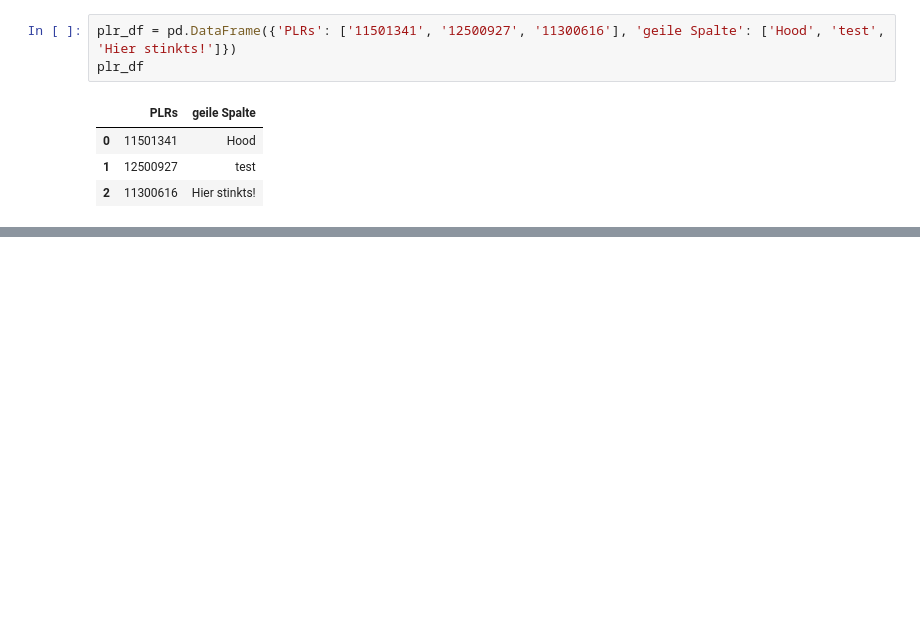
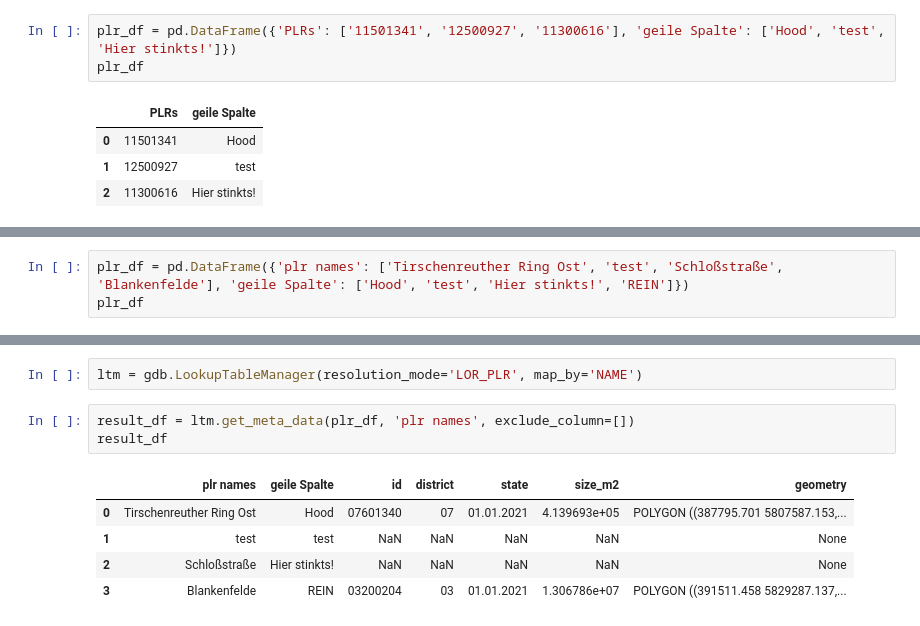
Before and after one commit to Lucky-0ne/geodata_berlin, a Jupyter notebook: main/python_package/explore_my_pp.ipynb, the cells around one changed output, grey strips where cells are left out. Saved outputs shown, nothing was run; the diff lists cells and outputs as text; blank space fills up the shorter version.

```diff
--- a/main/python_package/explore_my_pp.ipynb
+++ b/main/python_package/explore_my_pp.ipynb
@@ -51,0 +56,3 @@ result_df.explore()
+# %%
+plr_df = pd.DataFrame({'plr names': ['Tirschenreuther Ring Ost', 'test', 'Schloßstraße', 'Blankenfelde'], 'geile Spalte': ['Hood', 'test', 'Hier stinkts!', 'REIN']})
+plr_df
@@ -51,0 +65,11 @@ result_df.explore()
+# %%
+ltm = gdb.LookupTableManager(resolution_mode='LOR_PLR', map_by='NAME')
+# %%
+result_df = ltm.get_meta_data(plr_df, 'plr names', exclude_column=[])
+result_df
+# %% [output]
+|  | plr names | geile Spalte | id | district | state | size_m2 | geometry |
+| 0 | Tirschenreuther Ring Ost | Hood | 07601340 | 07 | 01.01.2021 | 4.139693e+05 | POLYGON ((387795.701 5807587.153,... |
+| 1 | test | test | NaN | NaN | NaN | NaN | None |
+| 2 | Schloßstraße | Hier stinkts! | NaN | NaN | NaN | NaN | None |
+| 3 | Blankenfelde | REIN | 03200204 | 03 | 01.01.2021 | 1.306786e+07 | POLYGON ((391511.458 5829287.137,... |
```
Also changed, not shown: parts of 28 cells of this notebook, 28 other files.
